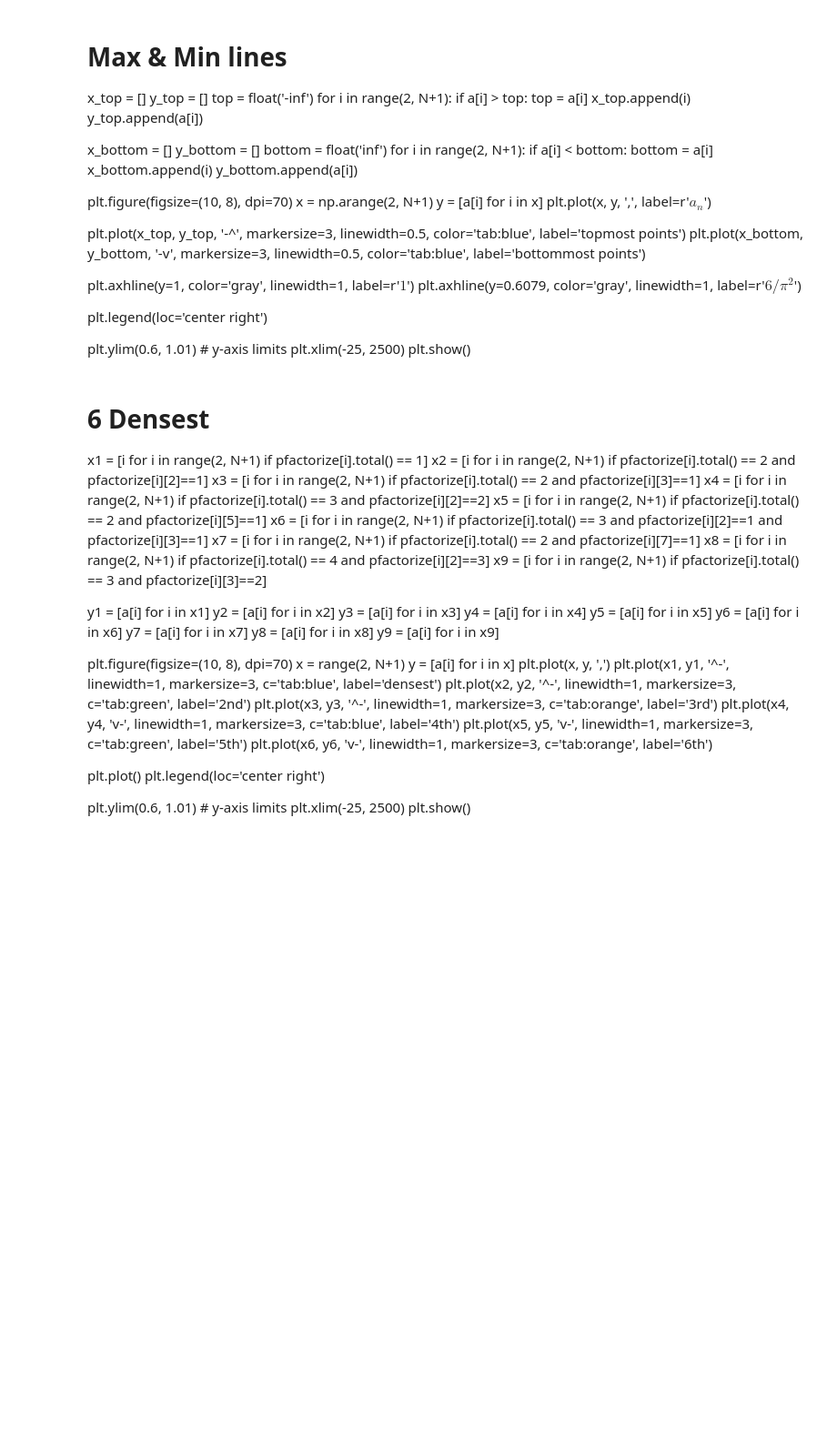
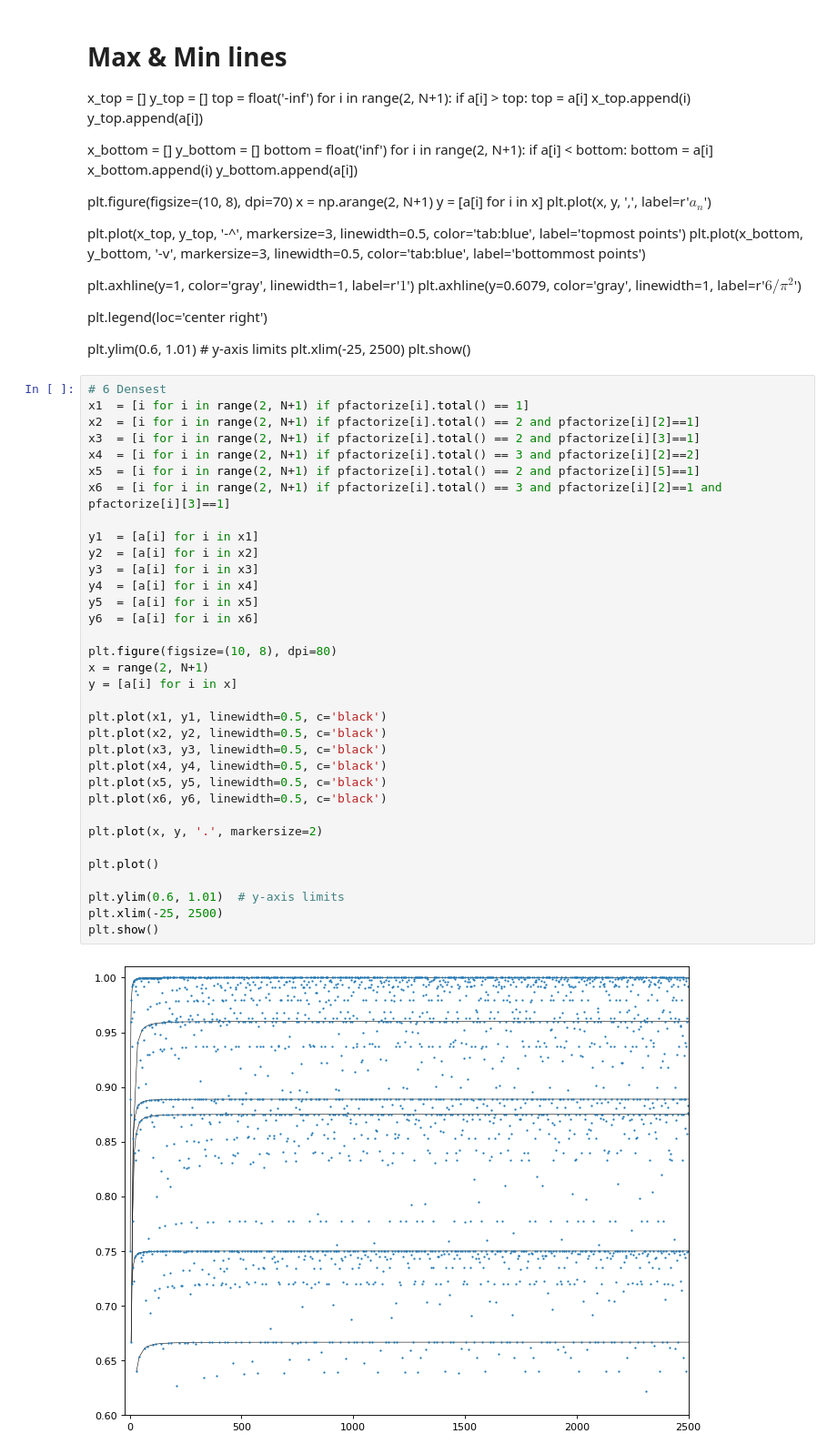
Before and after one commit to zh0ngy1l1/extended_essay, a Jupyter notebook: extended_essay/testing/get_graph.ipynb, the cells around one changed output. Shown at 91% size. Drawn from its saved outputs; the diff is of its cells as text; blank space fills up the shorter version.

```diff
--- a/extended_essay/testing/get_graph.ipynb
+++ b/extended_essay/testing/get_graph.ipynb
@@ -125,42 +106,39 @@ plt.legend(loc='center right')
 plt.ylim(0.6, 1.01)  # y-axis limits
 plt.xlim(-25, 2500)
 plt.show()
-# %% [markdown]
-# 6 Densest
-x1  = [i for i in range(2, N+1) if pfactorize[i].total() == 1]
-x2  = [i for i in range(2, N+1) if pfactorize[i].total() == 2 and pfactorize[i][2]==1]
-x3  = [i for i in range(2, N+1) if pfactorize[i].total() == 2 and pfactorize[i][3]==1]
-x4  = [i for i in range(2, N+1) if pfactorize[i].total() == 3 and pfactorize[i][2]==2]
-x5  = [i for i in range(2, N+1) if pfactorize[i].total() == 2 and pfactorize[i][5]==1]
-x6  = [i for i in range(2, N+1) if pfactorize[i].total() == 3 and pfactorize[i][2]==1 and pfactorize[i][3]==1]
-x7  = [i for i in range(2, N+1) if pfactorize[i].total() == 2 and pfactorize[i][7]==1]
-x8  = [i for i in range(2, N+1) if pfactorize[i].total() == 4 and pfactorize[i][2]==3]
-x9  = [i for i in range(2, N+1) if pfactorize[i].total() == 3 and pfactorize[i][3]==2]
-
-y1  = [a[i] for i in x1]
-y2  = [a[i] for i in x2]
-y3  = [a[i] for i in x3]
-y4  = [a[i] for i in x4]
-y5  = [a[i] for i in x5]
-y6  = [a[i] for i in x6]
-y7  = [a[i] for i in x7]
-y8  = [a[i] for i in x8]
-y9  = [a[i] for i in x9]
-
-plt.figure(figsize=(10, 8), dpi=70)
-x = range(2, N+1)
-y = [a[i] for i in x]
-plt.plot(x, y, ',')
-plt.plot(x1, y1, '^-', linewidth=1, markersize=3, c='tab:blue', label='densest')
-plt.plot(x2, y2, '^-', linewidth=1, markersize=3, c='tab:green', label='2nd')
-plt.plot(x3, y3, '^-', linewidth=1, markersize=3, c='tab:orange', label='3rd')
-plt.plot(x4, y4, 'v-', linewidth=1, markersize=3, c='tab:blue', label='4th')
-plt.plot(x5, y5, 'v-', linewidth=1, markersize=3, c='tab:green', label='5th')
-plt.plot(x6, y6, 'v-', linewidth=1, markersize=3, c='tab:orange', label='6th')
-
-plt.plot()
-plt.legend(loc='center right')
-
-plt.ylim(0.6, 1.01)  # y-axis limits
-plt.xlim(-25, 2500)
-plt.show()
+# %%
+# 6 Densest
+x1  = [i for i in range(2, N+1) if pfactorize[i].total() == 1]
+x2  = [i for i in range(2, N+1) if pfactorize[i].total() == 2 and pfactorize[i][2]==1]
+x3  = [i for i in range(2, N+1) if pfactorize[i].total() == 2 and pfactorize[i][3]==1]
+x4  = [i for i in range(2, N+1) if pfactorize[i].total() == 3 and pfactorize[i][2]==2]
+x5  = [i for i in range(2, N+1) if pfactorize[i].total() == 2 and pfactorize[i][5]==1]
+x6  = [i for i in range(2, N+1) if pfactorize[i].total() == 3 and pfactorize[i][2]==1 and pfactorize[i][3]==1]
+
+y1  = [a[i] for i in x1]
+y2  = [a[i] for i in x2]
+y3  = [a[i] for i in x3]
+y4  = [a[i] for i in x4]
+y5  = [a[i] for i in x5]
+y6  = [a[i] for i in x6]
+
+plt.figure(figsize=(10, 8), dpi=80)
+x = range(2, N+1)
+y = [a[i] for i in x]
+
+plt.plot(x1, y1, linewidth=0.5, c='black')
+plt.plot(x2, y2, linewidth=0.5, c='black')
+plt.plot(x3, y3, linewidth=0.5, c='black')
+plt.plot(x4, y4, linewidth=0.5, c='black')
+plt.plot(x5, y5, linewidth=0.5, c='black')
+plt.plot(x6, y6, linewidth=0.5, c='black')
+
+plt.plot(x, y, '.', markersize=2)
+
+plt.plot()
+
+plt.ylim(0.6, 1.01)  # y-axis limits
+plt.xlim(-25, 2500)
+plt.show()
+# %% [output]
+[figure, added]
```
Also changed, not shown: parts of 4 cells of this notebook, 4 other files.
